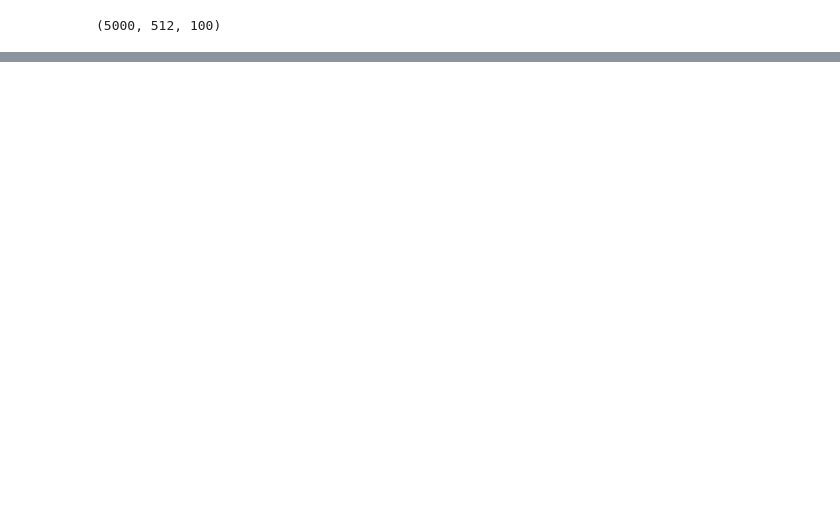
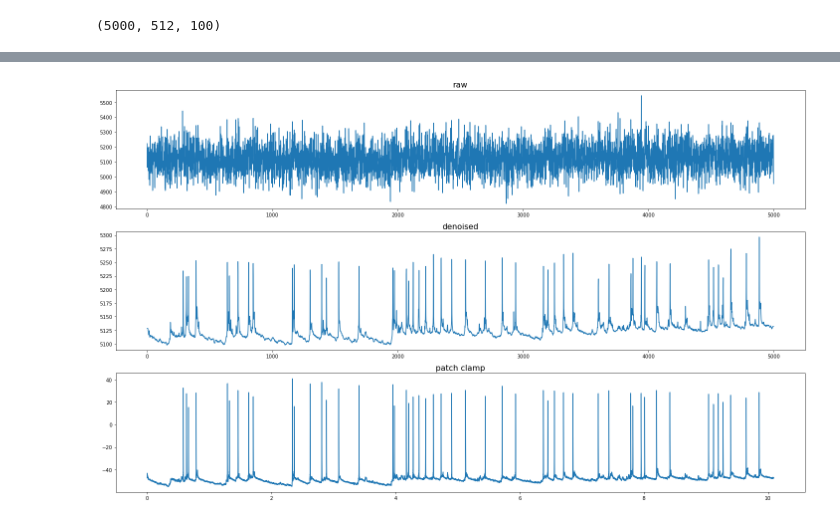
Before and after one commit to cellarium-ai/CellMincer, a Jupyter notebook: notebooks/miller_analyze.ipynb, the cells around one changed output, grey strips where cells are left out. Cells and saved outputs as stored; diff of their text form; code cells hidden in the pictures; blank space fills up the shorter version.

```diff
--- a/notebooks/miller_analyze.ipynb
+++ b/notebooks/miller_analyze.ipynb
@@ -59,0 +69,29 @@ cor.shape
+# %%
+begin, end = 0, 1
+i_frame_begin, i_frame_end = int(len(raw) * begin), int(len(raw) * end)
+i_ephys_begin, i_ephys_end = int(len(abf.sweepX) * begin), int(len(abf.sweepX) * end)
+offset = 0
+
+pix = pixs[0]
+
+# np.argmax(np.correlate(denoised_movie[:, pix[0], pix[1]]), abf.)
+
+fig, axs = plt.subplots(3, figsize=(20, 12))
+
+axs[0].plot(np.arange(i_frame_begin, i_frame_end), raw[i_frame_begin+offset:i_frame_end+offset, pix[0], pix[1]])
+axs[1].plot(np.arange(i_frame_begin, i_frame_end), denoised_movie[i_frame_begin+offset:i_frame_end+offset, pix[0], pix[1]])
+# axs[1].plot(np.arange(i_frame_begin, i_frame_end), denoised_region_notrend[i_frame_begin+offset:i_frame_end+offset])
+axs[2].plot(abf.sweepX[abf.sweepX < 10.088], abf.sweepY[abf.sweepX < 10.088])
+
+axs[0].set_title('raw', size=16)
+axs[1].set_title('denoised', size=16)
+# axs[1].set_title('denoised region', size=16)
+axs[2].set_title('patch clamp', size=16)
+
+fig.tight_layout()
+
+if save_fig:
+    fig.savefig(f'/home/jupyter/bw-data/tmp/pix_with_ephys_{fig_suffix}.png')
+fig.show()
+# %% [output]
+[figure, added]
```
Also changed, not shown: parts of 25 cells of this notebook, 22 other files.
